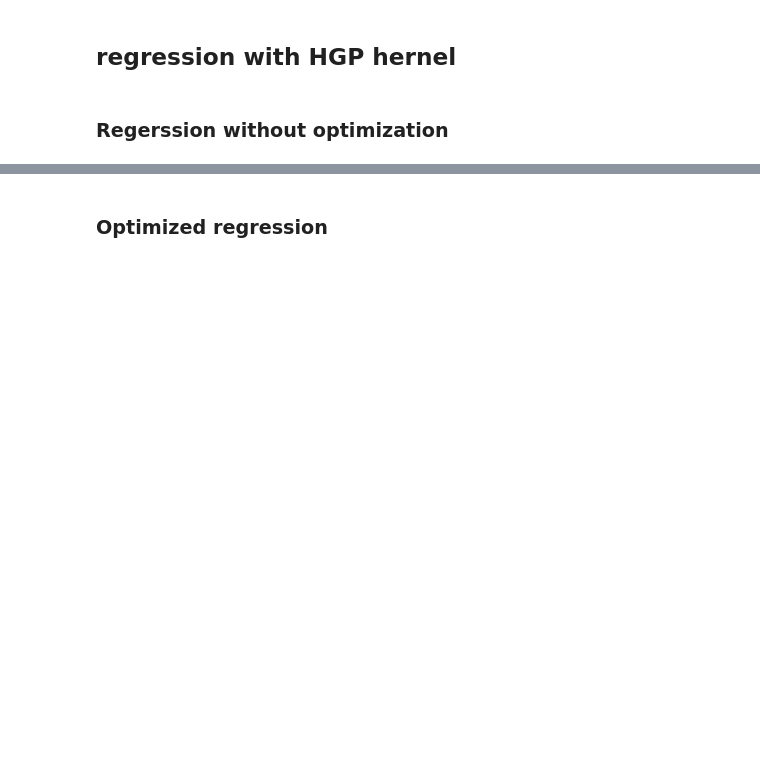
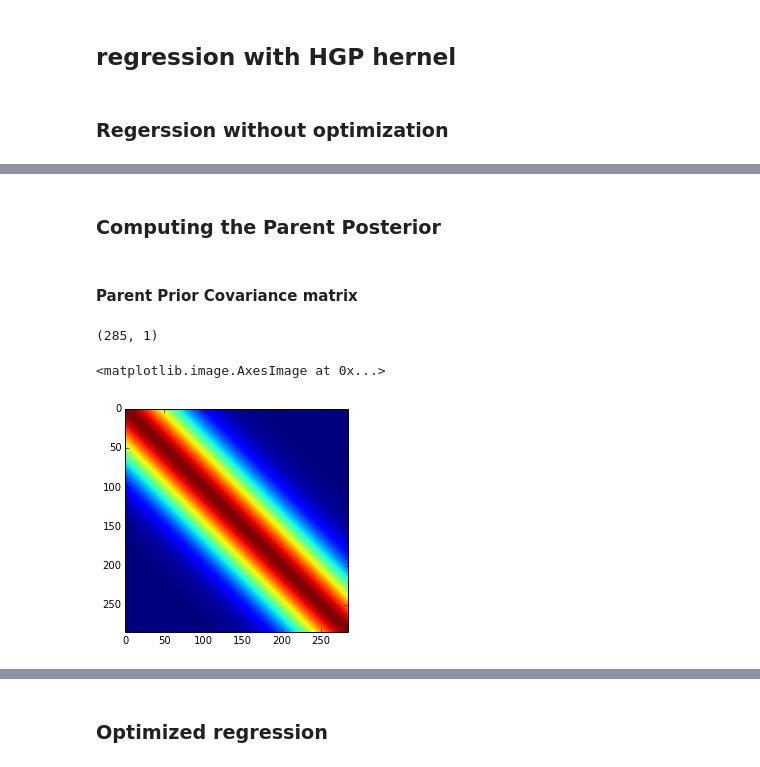
Before and after one commit to juangil/machine_learning_class, a Jupyter notebook: GP_tests/mocap_test_1/MOGP_mocap_1_HGP.ipynb, the cells around one changed output, grey strips where cells are left out. Drawn from its saved outputs; the diff is of its cells as text; code cells hidden in the pictures; blank space fills up the shorter version.

```diff
--- a/GP_tests/mocap_test_1/MOGP_mocap_1_HGP.ipynb
+++ b/GP_tests/mocap_test_1/MOGP_mocap_1_HGP.ipynb
@@ -382,2 +414,18 @@ Parameters:
 <function matplotlib.pyplot.colorbar>
 [figure]
+# %% [markdown]
+### Computing the Parent Posterior
+# %% [markdown]
+#### Parent Prior Covariance matrix
+# %%
+kernel_parent = model.kern.add_1
+Y = subject_tests[0][0][0,:]
+inp = np.arange(Y.shape[0])
+T = inp[:, None]
+print T.shape
+C_parent = kernel_parent.K(T, None)
+plt.imshow(C_parent)
+# %% [output]
+(285, 1)
+<matplotlib.image.AxesImage at 0x...>
+[figure, added]
```
Also changed, not shown: parts of 20 cells of this notebook, 1 other file.
